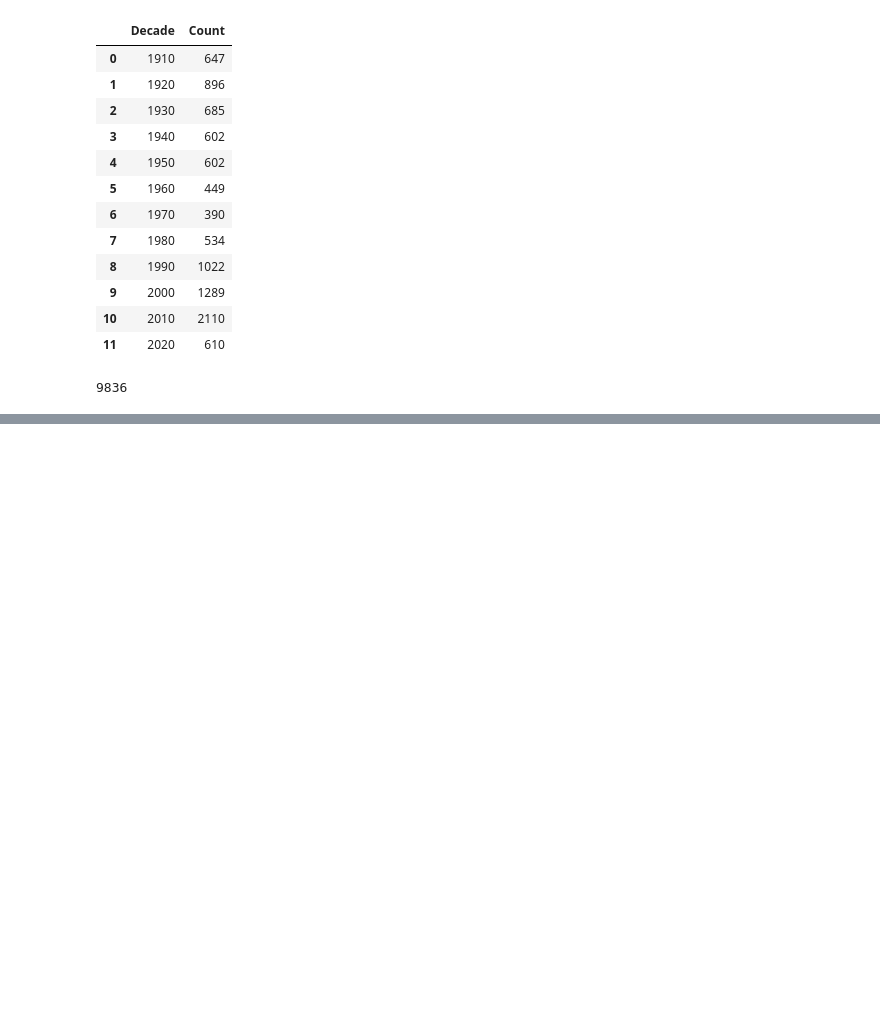
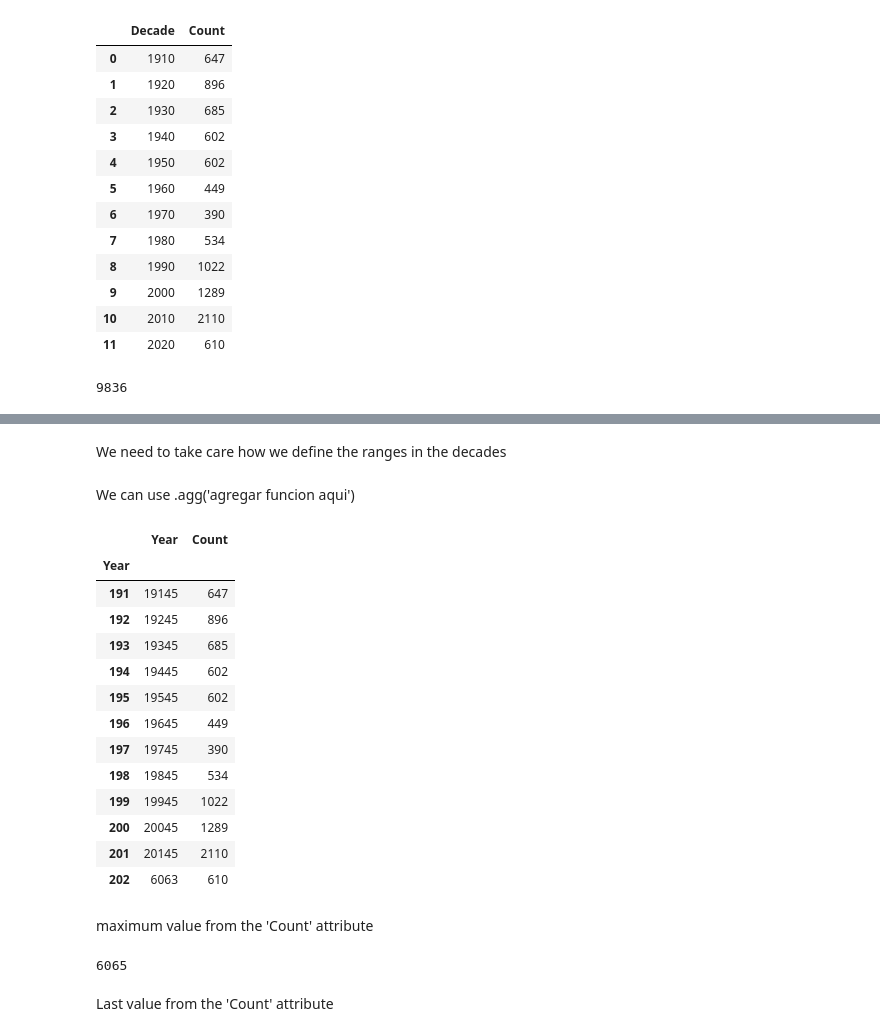
Before and after one commit to rauldgarcia/Data_analysis, a Jupyter notebook: CLASS 1/class_5.ipynb, the cells around one changed output, grey strips where cells are left out. Drawn from its saved outputs; the diff is of its cells as text; code cells hidden in the pictures; blank space fills up the shorter version.

```diff
--- a/CLASS 1/class_5.ipynb
+++ b/CLASS 1/class_5.ipynb
@@ -421,0 +523,21 @@ claras_decades['Count'].sum()
+# %% [markdown]
+We need to take care how we define the ranges in the decades
+# %% [markdown]
+We can use .agg('agregar funcion aqui')
+# %%
+claras.groupby((claras['Year'] // 10)).agg(sum)
+# %% [output]
+|  | Year | Count |
+| Year |  |  |
+| 191 | 19145 | 647 |
+| 192 | 19245 | 896 |
+| 193 | 19345 | 685 |
+| 194 | 19445 | 602 |
+| 195 | 19545 | 602 |
+| 196 | 19645 | 449 |
+| 197 | 19745 | 390 |
+| 198 | 19845 | 534 |
+| 199 | 19945 | 1022 |
+| 200 | 20045 | 1289 |
+| 201 | 20145 | 2110 |
+| 202 | 6063 | 610 |
@@ -421,0 +553,9 @@ claras_decades['Count'].sum()
+# %% [markdown]
+maximum value from the 'Count' attribute
+# %%
+max_jen = max(jen['Count'])
+max_jen
+# %% [output]
+6065
+# %% [markdown]
+Last value from the 'Count' attribute
```
Also changed, not shown: parts of 33 cells of this notebook.
